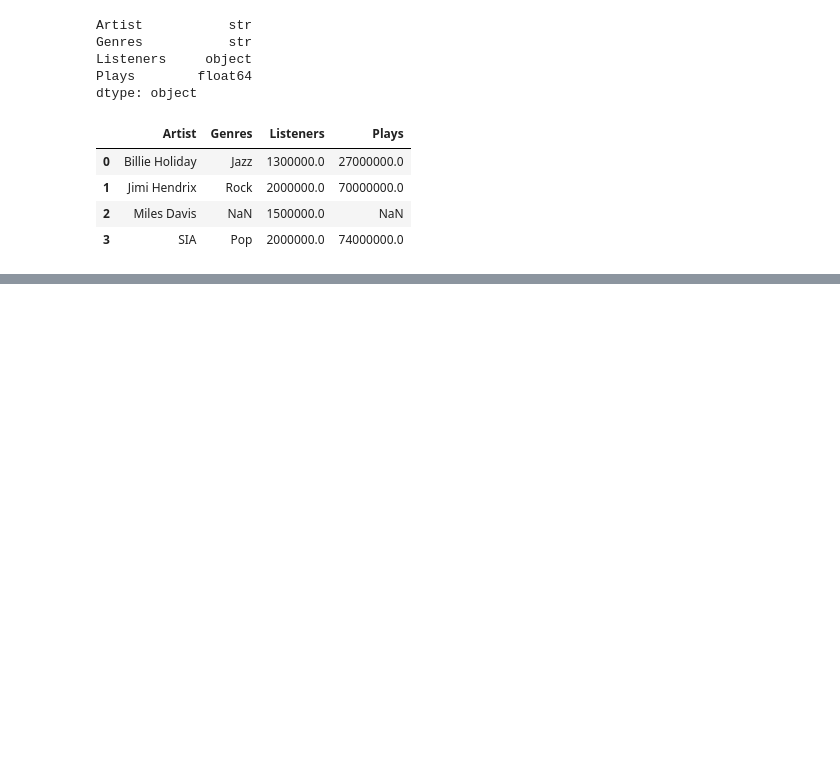
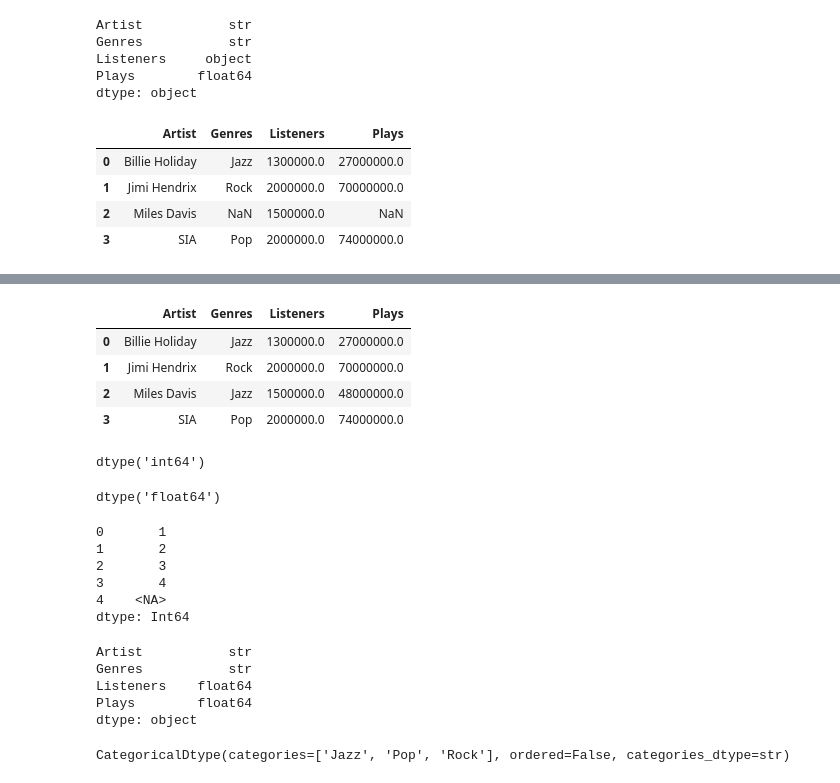
Before and after one commit to dikshamisra18/ML_Progress_Tracker, a Jupyter notebook: More_Fundamentals.ipynb, the cells around one changed output, grey strips where cells are left out. Drawn from its saved outputs; the diff is of its cells as text; code cells hidden in the pictures; blank space fills up the shorter version.

```diff
--- a/More_Fundamentals.ipynb
+++ b/More_Fundamentals.ipynb
@@ -233,0 +281,50 @@ df_copy
+# %%
+# DATA TYPES & TYPE CONVERSION
+df_copy = df_copy.drop_duplicates()
+df_copy.loc[2,'Genres'] = 'Jazz'
+df_copy.loc[2,'Plays'] = 48_000_000
+df_copy
+# %% [output]
+|  | Artist | Genres | Listeners | Plays |
+| 0 | Billie Holiday | Jazz | 1300000.0 | 27000000.0 |
+| 1 | Jimi Hendrix | Rock | 2000000.0 | 70000000.0 |
+| 2 | Miles Davis | Jazz | 1500000.0 | 48000000.0 |
+| 3 | SIA | Pop | 2000000.0 | 74000000.0 |
+# %%
+df_copy.dtypes
+df_copy['Artist'].dtype
+df_copy['Listeners'] = df_copy['Listeners'].astype(int)
+df_copy['Listeners'].dtype
+# %% [output]
+dtype('int64')
+# %%
+# nullable integers
+my_series = pd.Series([1,2,3,4,None])
+my_series.dtype
+# %% [output]
+dtype('float64')
+# %%
+my_series.astype('Int64')
+# %% [output]
+0       1
+1       2
+2       3
+3       4
+4    <NA>
+dtype: Int64
+# %%
+df_copy['Listeners'] = pd.to_numeric(
+    df['Listeners'],
+    errors = 'coerce'
+)
+df_copy.dtypes
+# %% [output]
+Artist           str
+Genres           str
+Listeners    float64
+Plays        float64
+dtype: object
+# %%
+df_copy['Genres'].astype('category').dtype
+# %% [output]
+CategoricalDtype(categories=['Jazz', 'Pop', 'Rock'], ordered=False, categories_dtype=str)
```
Also changed, not shown: parts of 5 cells of this notebook.
